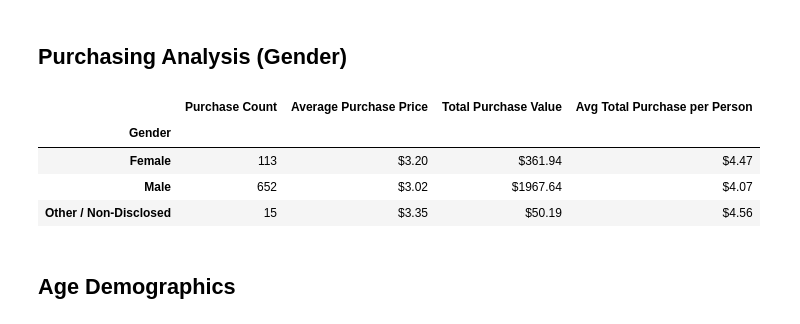
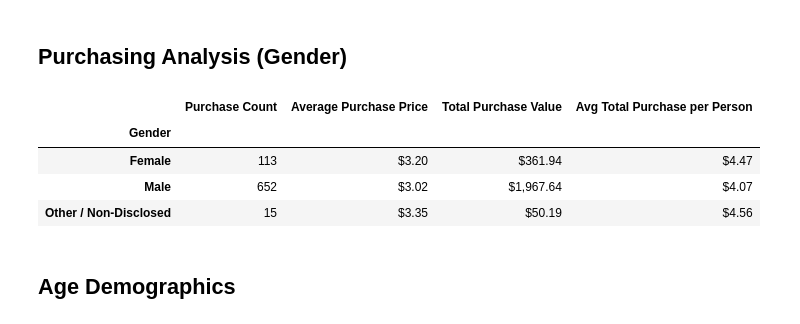
Before and after one commit to esalgado28/game-data-analysis, a Jupyter notebook: HeroesOfPymoli/HeroesOfPymoli.ipynb, the cells around one changed output. Saved outputs shown, nothing was run; the diff lists cells and outputs as text; code cells hidden in the pictures.

Commit message:
completed age analysis parts

```diff
--- a/HeroesOfPymoli/HeroesOfPymoli.ipynb
+++ b/HeroesOfPymoli/HeroesOfPymoli.ipynb
@@ -22,6 +31,8 @@ df.head()
 # %%
-# count number of players by finding unique SNs
-player_count = len(df["SN"].unique())
+# Count rows/number of players
+player_count = len(demographics_df)
+
+# Display as data frame
 pd.DataFrame({"Total Players": [player_count]})
 # %% [output]
 |  | Total Players |
@@ -87,0 +65,17 @@ gender_demo_df
+# %%
+# Group demographics data by gender
+gender_group = demographics_df.groupby("Gender")
+
+# Create new data frame based on count
+gender_demo_df = gender_group.count()
+
+# Rename columns
+gender_demo_df = gender_demo_df.rename(columns={"SN": "Total Count", "Age": "Percentage of Players"})
+
+# Calculate percentages
+gender_demo_df["Percentage of Players"] = gender_demo_df/player_count*100
+
+# Format percentage column
+gender_demo_df["Percentage of Players"] = gender_demo_df["Percentage of Players"].map("{:.2f}%".format)
+
+gender_demo_df
@@ -88,42 +88,42 @@ gender_demo_df
 # %% [markdown]
 ## Purchasing Analysis (Gender)
 # %%
-# group original data by gender
+# Group original data by gender
 gender_group_df = df.groupby(["Gender"])
 
-# get counts for each gender as a series (any column works)
-purchase_counts = gender_group_df["SN"].count()
+# Get purchase counts for each gender as a series (any column works)
+purchase_counts = gender_group_df["Price"].count()
 # set name of series
 purchase_counts.name = "Purchase Count"
 
-# get average purchase price for each gender and set column name
+# Get average purchase price for each gender and set column name
 avg_purchase_prices = gender_group_df["Price"].mean()
 avg_purchase_prices.name = "Average Purchase Price"
 
-# get total purchase value for each gender and set column name
+# Get total purchase value for each gender and set column name
 total_purchase_values = gender_group_df["Price"].sum()
 total_purchase_values.name = "Total Purchase Value"
 
-# get average total purchase per person and set column name
+# Get average total purchase per person and set column name
 avg_purchase_person = total_purchase_values/gender_demo_df["Total Count"]
 avg_purchase_person.name = "Avg Total Purchase per Person"
 
-# put above series' together into a data frame
+# Put above series' together into a data frame
 gender_purchase_analysis = pd.concat([purchase_counts, avg_purchase_prices,
                                       total_purchase_values, avg_purchase_person], axis=1)
 
-# format appropriate columns to show currency
+# Format appropriate columns to show currency
 gender_purchase_analysis["Average Purchase Price"] = gender_purchase_analysis["Average Purchase Price"].map("${:.2f}".format)
-gender_purchase_analysis["Total Purchase Value"] = gender_purchase_analysis["Total Purchase Value"].map("${:.2f}".format)
+gender_purchase_analysis["Total Purchase Value"] = gender_purchase_analysis["Total Purchase Value"].map("${:0,.2f}".format)
 gender_purchase_analysis["Avg Total Purchase per Person"] = gender_purchase_analysis[
     "Avg Total Purchase per Person"].map("${:.2f}".format)
 
 gender_purchase_analysis
 # %% [output]
 |  | Purchase Count | Average Purchase Price | Total Purchase Value | Avg Total Purchase per Person |
 | Gender |  |  |  |  |
 | Female | 113 | $3.20 | $361.94 | $4.47 |
-| Male | 652 | $3.02 | $1967.64 | $4.07 |
+| Male | 652 | $3.02 | $1,967.64 | $4.07 |
 | Other / Non-Disclosed | 15 | $3.35 | $50.19 | $4.56 |
 # %% [markdown]
 ## Age Demographics
```
Also changed, not shown: parts of 15 cells of this notebook.
